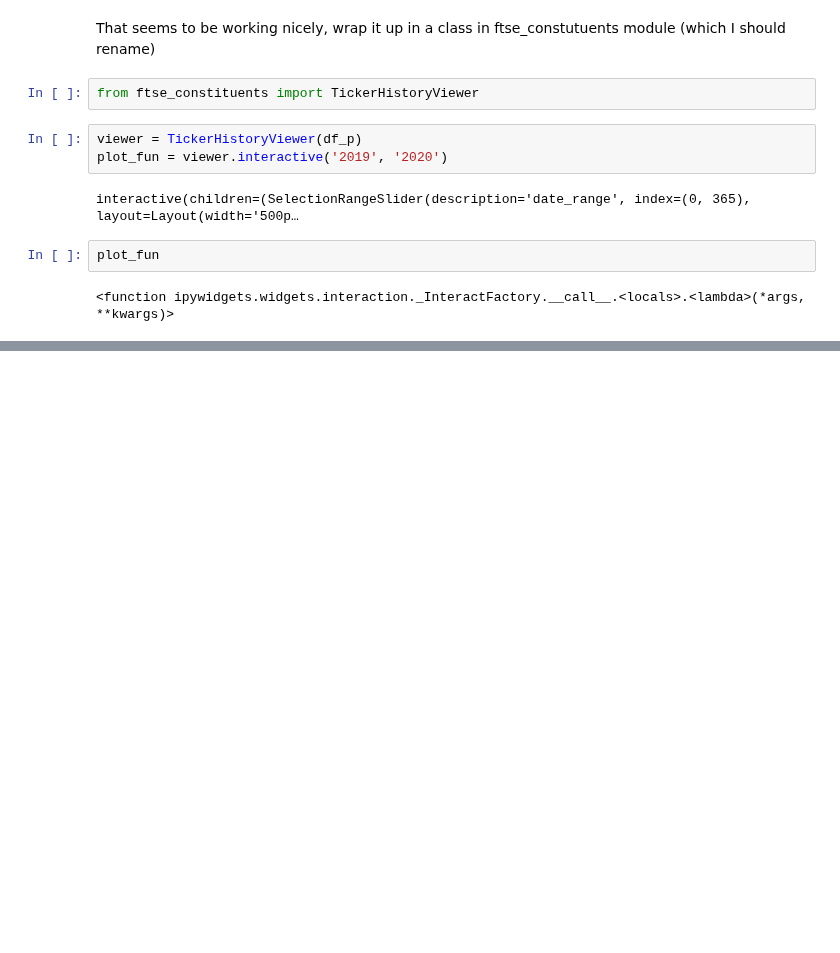
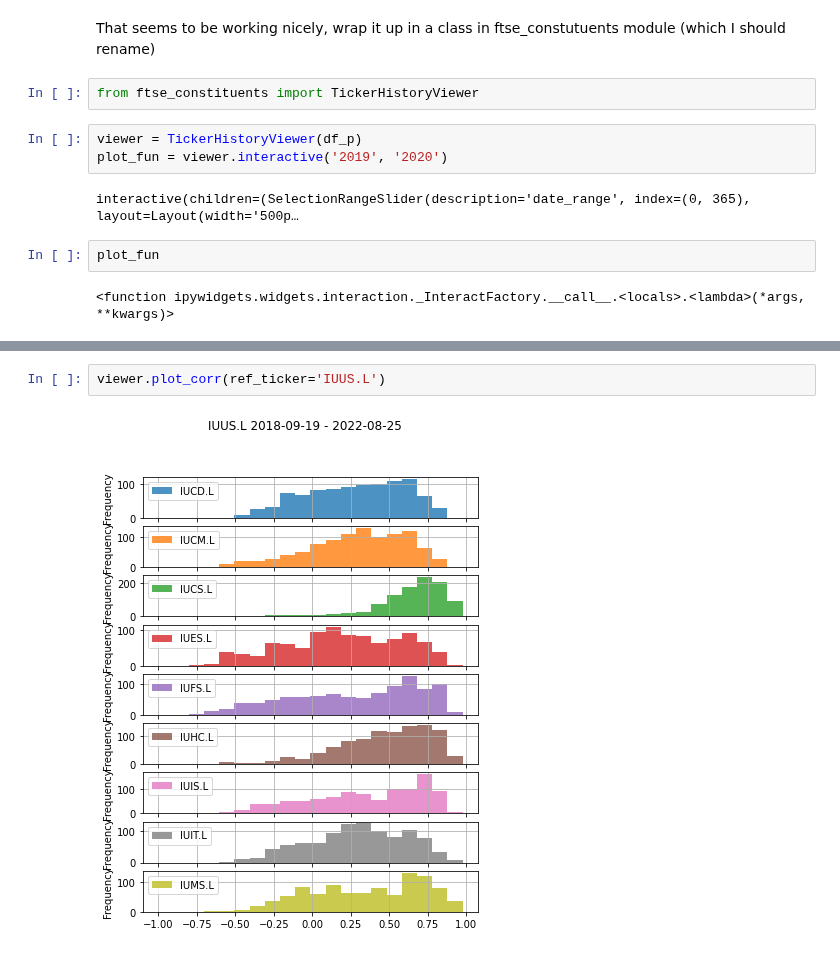
Before and after one commit to mattmcd/PyBayes, a Jupyter notebook: scripts/journal_20220825.ipynb, the cells around one changed output, grey strips where cells are left out. Saved outputs shown, nothing was run; the diff lists cells and outputs as text; blank space fills up the shorter version.

```diff
--- a/scripts/journal_20220825.ipynb
+++ b/scripts/journal_20220825.ipynb
@@ -89,0 +125,4 @@ plot_fun(date_range=pd.date_range('2018-09-01', '2019'))
+# %%
+viewer.plot_corr(ref_ticker='IUUS.L')
+# %% [output]
+[figure, added]
```
Also changed, not shown: parts of 13 cells of this notebook, 1 other file.
